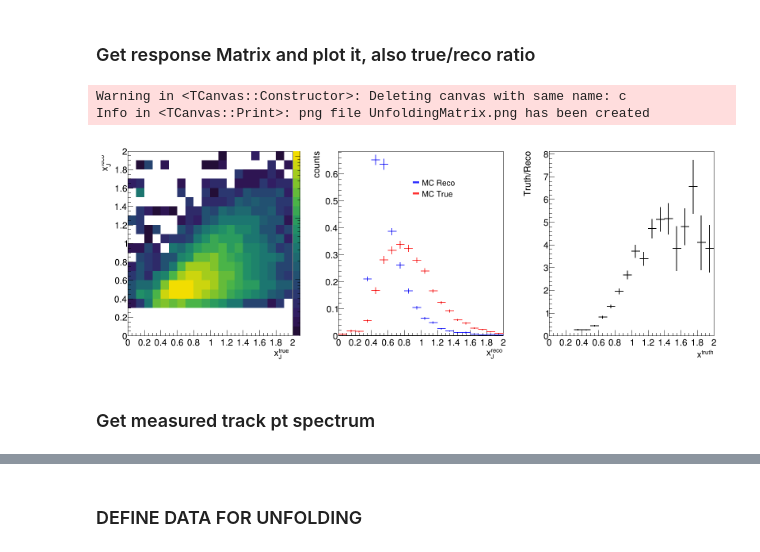
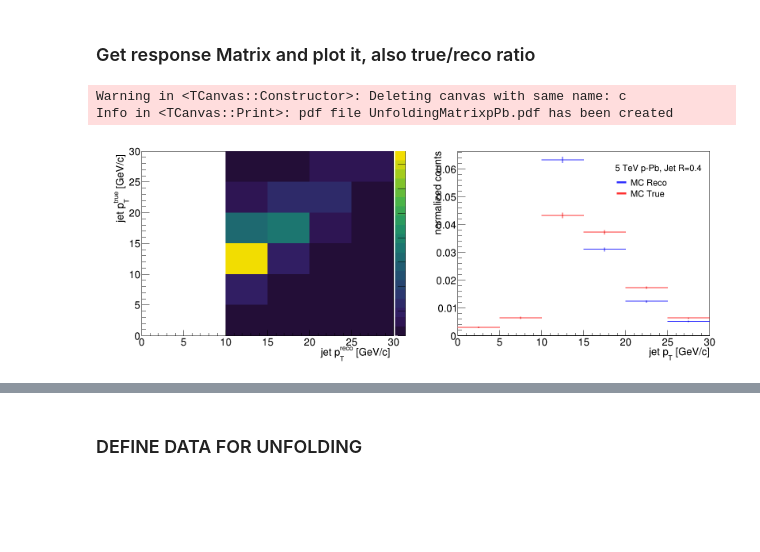
Before and after one commit to miguelignacio/CorrelationAnalysis, a Jupyter notebook: NtupleAnalysis/InputData/XjUnfolding.ipynb, the cells around one changed output, grey strips where cells are left out. Drawn from its saved outputs; the diff is of its cells as text; code cells hidden in the pictures; blank space fills up the shorter version.

```diff
--- a/NtupleAnalysis/InputData/XjUnfolding.ipynb
+++ b/NtupleAnalysis/InputData/XjUnfolding.ipynb
@@ -48,0 +27,19 @@ hBR_Xj.Scale(1.0-purity)
+# %%
+jet_R = '0.4'
+jet_ptmin = '10.0'
+clus_ptmin = '20.0'
+
+datatype = 'pPb'
+path = '/mnt/c/Users/marratia/Linux/PionHadronCorr/NtupleAnalysis/'
+#datatype = 'pPb'
+if(datatype=='pp'):
+    Datafile = ROOT.TFile('%sOut_Skimmed_17q_Lambda_clus%s_max30.0_JET_R%s_PT_%s_Iso1.5.root'%(path,clus_ptmin, jet_R,jet_ptmin),'READ')
+    tag = "5 TeV pp data"
+    GammaJet_MC    = ROOT.TFile('%sOut_Skimmed_18b10a_pthat1to6_Lambda_clus%s_max30.0_JET_R%s_PT_%s_Iso1.5.root'%(path,clus_ptmin, jet_R,jet_ptmin),'READ')
+
+elif(datatype=='pPb'):
+    Datafile = ROOT.TFile('%sOut_Skimmed_13def_Lambda_clus%s_max30.0_JET_R%s_PT_%s_Iso1.5.root'%(path,clus_ptmin, jet_R,jet_ptmin),'READ')
+    tag = "5 TeV p-Pb data"
+    GammaJet_MC    = ROOT.TFile('%sOut_17g6a1_Lambda_clus%s_max30.0_JET_R%s_PT_%s_Iso1.5.root'%(path,clus_ptmin, jet_R,jet_ptmin),'READ')
+
+Dijet_MC = ROOT.TFile('%sOut_18g7a_Lambda_clus%s_max30.0_JET_R%s_PT_%s_Iso1.5.root'%(path,clus_ptmin, jet_R,jet_ptmin),'READ')
@@ -49,50 +74,53 @@ hBR_Xj.Scale(1.0-purity)
 # %% [markdown]
 ### Get response Matrix and plot it, also true/reco ratio
 # %%
-responseMatrix = MCfile.Get("xj_matrix");
-responseMatrix.Rebin2D(nrebin,nrebin)#
+responseMatrix = GammaJet_MC.Get(matrixname[variable]);
+#responseMatrix = MCfile.Get('h_jetpt_Matrix_gluon')
+
+#responseMatrix.Scale(0.5)
+#responseMatrix.Scale(1/responseMatrix.GetXaxis().GetBinWidth(1))
+
+#responseMatrix.SetAxisRange(10,30, "X")
+
+
 #responseMatrix.ClearUnderflowAndOverflow()
-mc_truth = responseMatrix.ProjectionX()
-mc_reco = responseMatrix.ProjectionY()
-#mc_truth.Sumw2()
-#mc_reco.Sumw2()
+mc_reco = responseMatrix.ProjectionX()
+mc_truth = responseMatrix.ProjectionY()
 mc_truth.SetLineColorAlpha(2,0.8)
 mc_reco.SetLineColorAlpha(4,0.8)
 
 ##draw mc truth, mc reco, response matrix
 c = ROOT.TCanvas('c','c',1600,600)
-c.Divide(3)
+c.Divide(2)
 c.cd(1)
 responseMatrix.Draw('colz')
-responseMatrix.SetTitle('; x^{true}_{J} ; x^{reco}_{J} ')
+responseMatrix.SetTitle(matrix_axesname[variable])
 
-ROOT.gPad.SetLogz()
+#ROOT.gPad.SetLogz()
 c.cd(2)
 
-label = Legend("")
+
+label = Legend("%s, Jet R=%s"%(datatitle,jet_R))
 label.Add(mc_reco,'MC Reco','L')
 label.Add(mc_truth,'MC True','L')
 
 hs_mc = ROOT.THStack()
 hs_mc.Add(mc_reco)
 hs_mc.Add(mc_truth)
 hs_mc.Draw('nostack')
-hs_mc.SetTitle(';  x^{reco}_{J}; counts')
+hs_mc.SetTitle(axestitle[variable])
 
-label.Draw(0.5,.87)
-#ROOT.gPad.SetLogy()
-c.cd(3)
-ratio_mc = mc_truth.Clone()
-ratio_mc.SetMinimum(0)
-ratio_mc.SetLineColor(1)
-ratio_mc.Divide(mc_reco)
-ratio_mc.Draw()
-ratio_mc.SetTitle(' ; x^{truth}; Truth/Reco')
+label.Draw(0.65,.87)
+#c.cd(3)
+#ratio_mc = mc_truth.Clone()
+#ratio_mc.SetMinimum(0)
+#ratio_mc.SetLineColor(1)
+#ratio_mc.Divide(mc_reco)
+#atio_mc.Draw()
+#ratio_mc.SetTitle(' ; x^{truth}; Truth/Reco')
 c.Draw()
-c.SaveAs('UnfoldingMatrix.png')
+c.SaveAs('UnfoldingMatrix%s.pdf'%(datatype))
 # %% [output]
 Warning in <TCanvas::Constructor>: Deleting canvas with same name: c
-Info in <TCanvas::Print>: png file UnfoldingMatrix.png has been created
+Info in <TCanvas::Print>: pdf file UnfoldingMatrixpPb.pdf has been created
-[figure, old version]
+[figure, new version]
-# %% [markdown]
-### Get measured track pt spectrum
```
Also changed, not shown: parts of 19 cells of this notebook, 5 other files.
